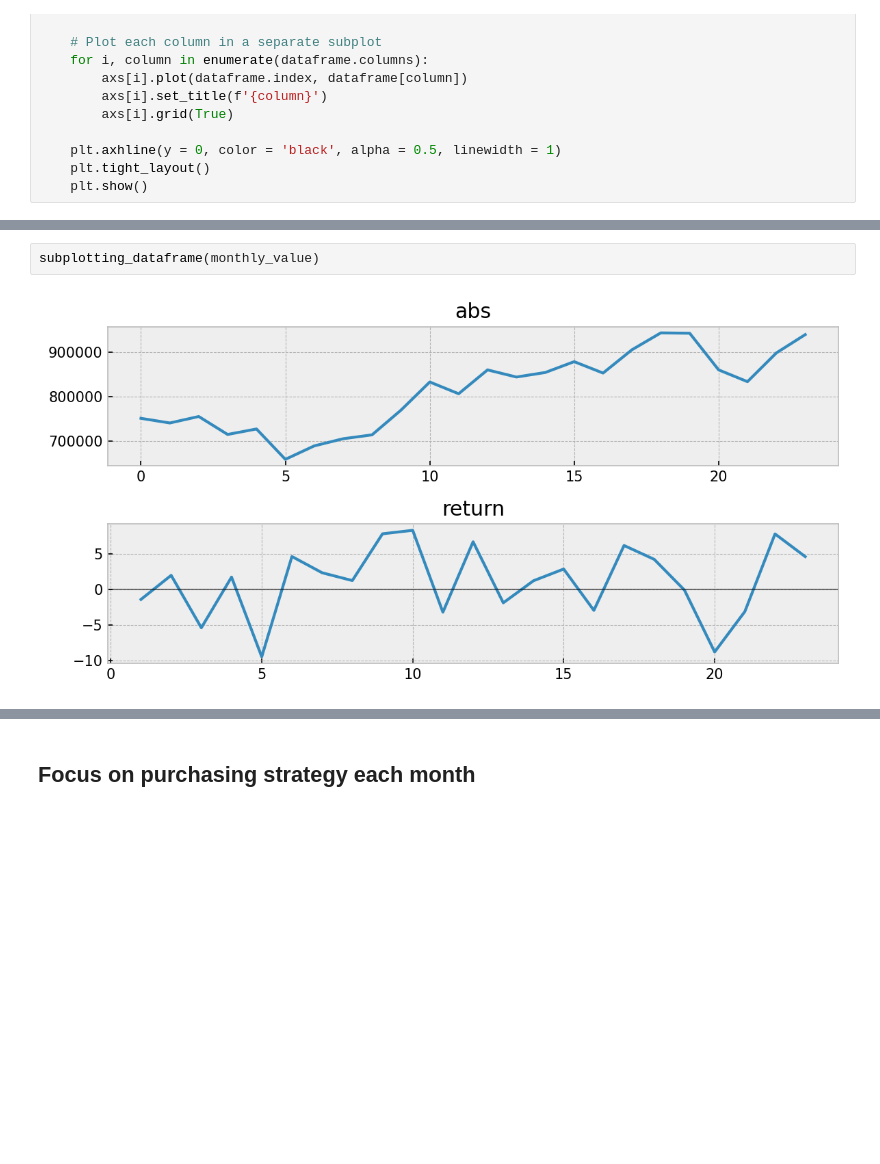
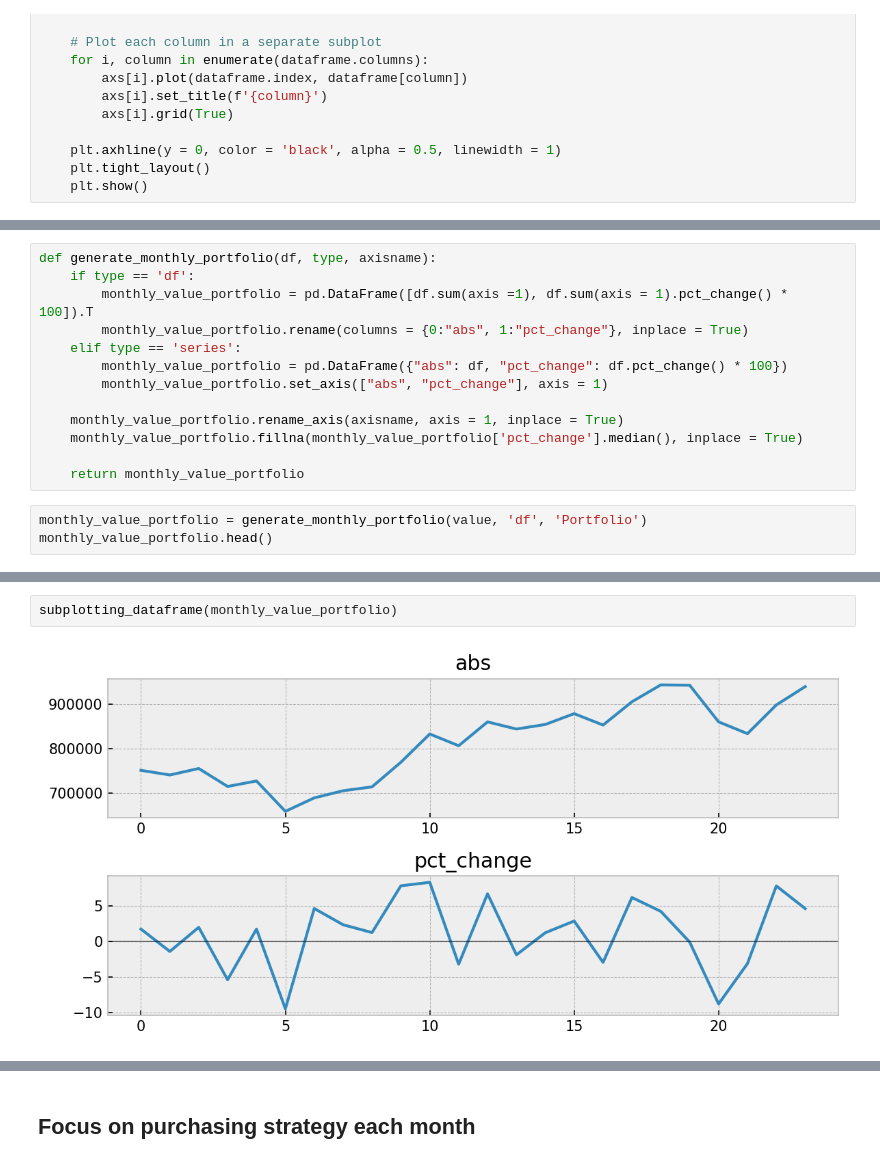
Before and after one commit to vincenzojrs/MrRipStrategyAnalysis, a Jupyter notebook: main.ipynb, the cells around one changed output, grey strips where cells are left out. Drawn from its saved outputs; the diff is of its cells as text; blank space fills up the shorter version.

Commit message:
"asset value per month" plot fixed, functioning " analysis report", started quantity analysis

```diff
--- a/main.ipynb
+++ b/main.ipynb
@@ -258,0 +245,16 @@ Standard Deviation of monthly returns: 5.04%
+# %%
+def generate_monthly_portfolio(df, type, axisname):
+    if type == 'df':
+        monthly_value_portfolio = pd.DataFrame([df.sum(axis =1), df.sum(axis = 1).pct_change() * 100]).T
+        monthly_value_portfolio.rename(columns = {0:"abs", 1:"pct_change"}, inplace = True)
+    elif type == 'series':
+        monthly_value_portfolio = pd.DataFrame({"abs": df, "pct_change": df.pct_change() * 100})
+        monthly_value_portfolio.set_axis(["abs", "pct_change"], axis = 1)
+
+    monthly_value_portfolio.rename_axis(axisname, axis = 1, inplace = True)
+    monthly_value_portfolio.fillna(monthly_value_portfolio['pct_change'].median(), inplace = True)
+
+    return monthly_value_portfolio
+# %%
+monthly_value_portfolio = generate_monthly_portfolio(value, 'df', 'Portfolio')
+monthly_value_portfolio.head()
@@ -259,4 +268,4 @@ Standard Deviation of monthly returns: 5.04%
 # %%
-subplotting_dataframe(monthly_value)
+subplotting_dataframe(monthly_value_portfolio)
 # %% [output]
-[figure, old version]
+[figure, new version]
```
Also changed, not shown: parts of 16 cells of this notebook.
